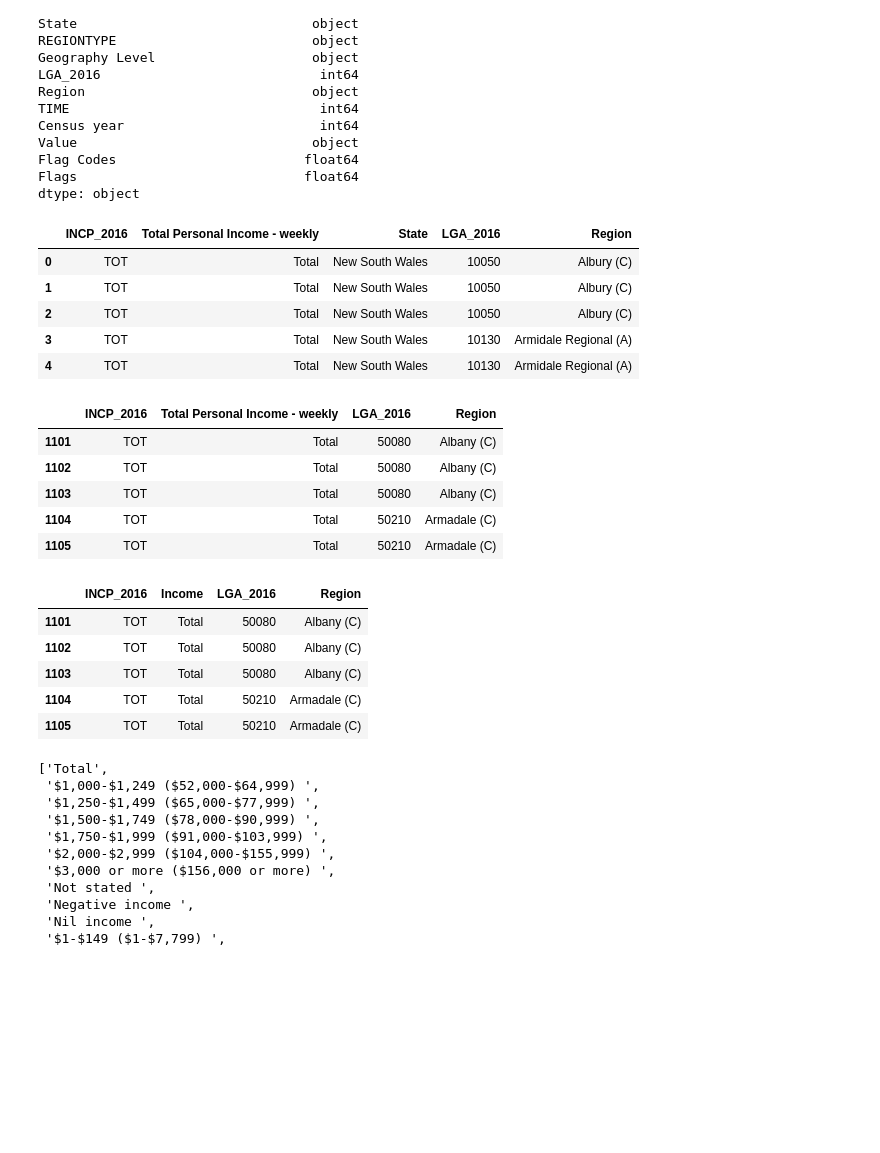
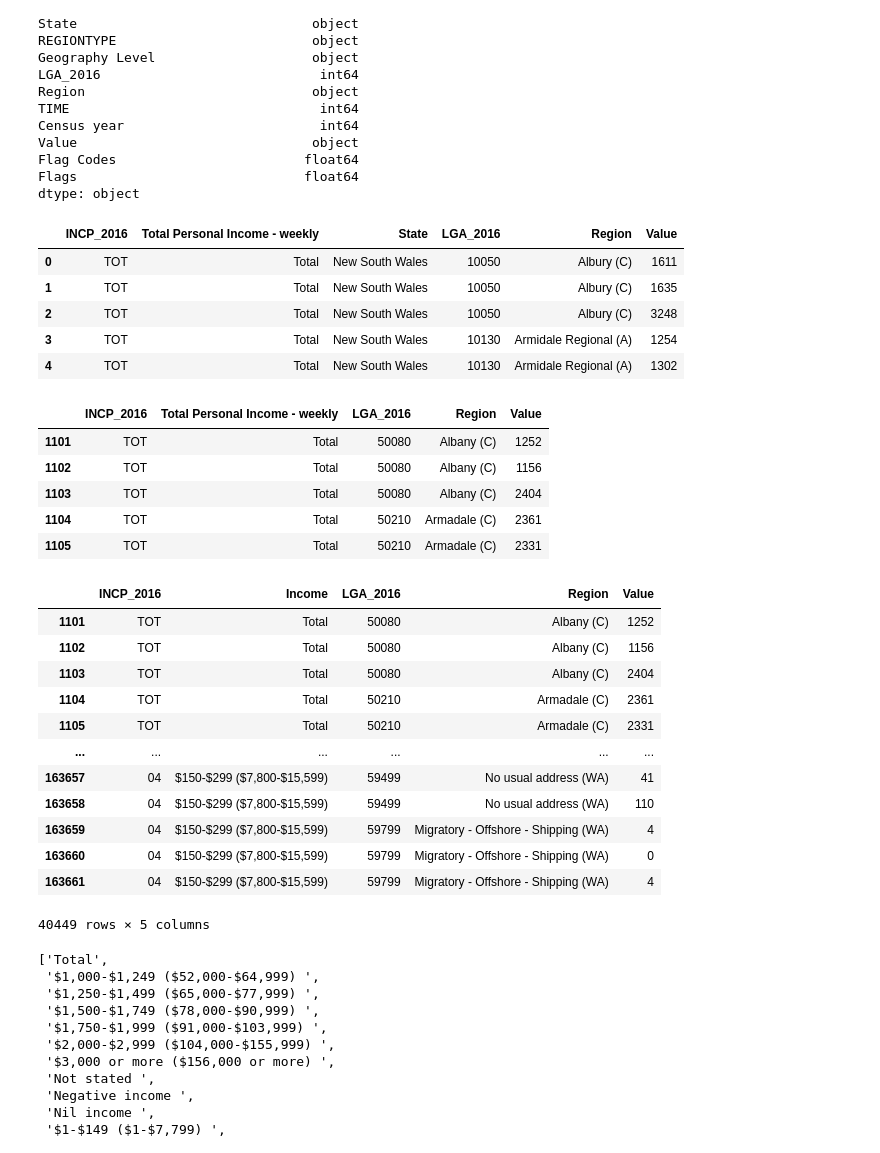
Before and after one commit to natalieddavies/BootcampProject1, a Jupyter notebook: income.ipynb, the cells around one changed output. Drawn from its saved outputs; the diff is of its cells as text; code cells hidden in the pictures; blank space fills up the shorter version.

```diff
--- a/income.ipynb
+++ b/income.ipynb
@@ -66,38 +66,45 @@ Flags                             float64
 dtype: object
 # %%
 #drop unnecessary columns
-raw_income_data=raw_income_data.drop(['Flag Codes','Flags','TIME','REGIONTYPE','Geography Level','SEX_ABS','Value','Sex','AGE','Age','Census year','STATE'],1)
+raw_income_data=raw_income_data.drop(['Flag Codes','Flags','TIME','REGIONTYPE','Geography Level','SEX_ABS','Sex','AGE','Age','Census year','STATE'],1)
 raw_income_data.head()
 # %% [output]
-|  | INCP_2016 | Total Personal Income - weekly | State | LGA_2016 | Region |
-| 0 | TOT | Total | New South Wales | 10050 | Albury (C) |
-| 1 | TOT | Total | New South Wales | 10050 | Albury (C) |
-| 2 | TOT | Total | New South Wales | 10050 | Albury (C) |
-| 3 | TOT | Total | New South Wales | 10130 | Armidale Regional (A) |
-| 4 | TOT | Total | New South Wales | 10130 | Armidale Regional (A) |
+|  | INCP_2016 | Total Personal Income - weekly | State | LGA_2016 | Region | Value |
+| 0 | TOT | Total | New South Wales | 10050 | Albury (C) | 1611 |
+| 1 | TOT | Total | New South Wales | 10050 | Albury (C) | 1635 |
+| 2 | TOT | Total | New South Wales | 10050 | Albury (C) | 3248 |
+| 3 | TOT | Total | New South Wales | 10130 | Armidale Regional (A) | 1254 |
+| 4 | TOT | Total | New South Wales | 10130 | Armidale Regional (A) | 1302 |
 # %%
 #Keep only WA data
 income_data_wa=raw_income_data[raw_income_data["State"] =="Western Australia"]
 income_data_wa=income_data_wa.drop(["State"],1)
 income_data_wa.head()
 # %% [output]
-|  | INCP_2016 | Total Personal Income - weekly | LGA_2016 | Region |
-| 1101 | TOT | Total | 50080 | Albany (C) |
-| 1102 | TOT | Total | 50080 | Albany (C) |
-| 1103 | TOT | Total | 50080 | Albany (C) |
-| 1104 | TOT | Total | 50210 | Armadale (C) |
-| 1105 | TOT | Total | 50210 | Armadale (C) |
+|  | INCP_2016 | Total Personal Income - weekly | LGA_2016 | Region | Value |
+| 1101 | TOT | Total | 50080 | Albany (C) | 1252 |
+| 1102 | TOT | Total | 50080 | Albany (C) | 1156 |
+| 1103 | TOT | Total | 50080 | Albany (C) | 2404 |
+| 1104 | TOT | Total | 50210 | Armadale (C) | 2361 |
+| 1105 | TOT | Total | 50210 | Armadale (C) | 2331 |
 # %%
 #Rename income column
 income_data_wa=income_data_wa.rename(columns={'Total Personal Income - weekly': "Income"})
-income_data_wa.head()
+income_data_wa
 # %% [output]
-|  | INCP_2016 | Income | LGA_2016 | Region |
-| 1101 | TOT | Total | 50080 | Albany (C) |
-| 1102 | TOT | Total | 50080 | Albany (C) |
-| 1103 | TOT | Total | 50080 | Albany (C) |
-| 1104 | TOT | Total | 50210 | Armadale (C) |
-| 1105 | TOT | Total | 50210 | Armadale (C) |
+|  | INCP_2016 | Income | LGA_2016 | Region | Value |
+| 1101 | TOT | Total | 50080 | Albany (C) | 1252 |
+| 1102 | TOT | Total | 50080 | Albany (C) | 1156 |
+| 1103 | TOT | Total | 50080 | Albany (C) | 2404 |
+| 1104 | TOT | Total | 50210 | Armadale (C) | 2361 |
+| 1105 | TOT | Total | 50210 | Armadale (C) | 2331 |
+| ... | ... | ... | ... | ... | ... |
+| 163657 | 04 | $150-$299 ($7,800-$15,599) | 59499 | No usual address (WA) | 41 |
+| 163658 | 04 | $150-$299 ($7,800-$15,599) | 59499 | No usual address (WA) | 110 |
+| 163659 | 04 | $150-$299 ($7,800-$15,599) | 59799 | Migratory - Offshore - Shipping (WA) | 4 |
+| 163660 | 04 | $150-$299 ($7,800-$15,599) | 59799 | Migratory - Offshore - Shipping (WA) | 0 |
+| 163661 | 04 | $150-$299 ($7,800-$15,599) | 59799 | Migratory - Offshore - Shipping (WA) | 4 |
+40449 rows × 5 columns
 # %%
 #check income values
 list(income_data_wa.Income.unique())
```
Also changed, not shown: parts of 15 cells of this notebook, 4 other files.
